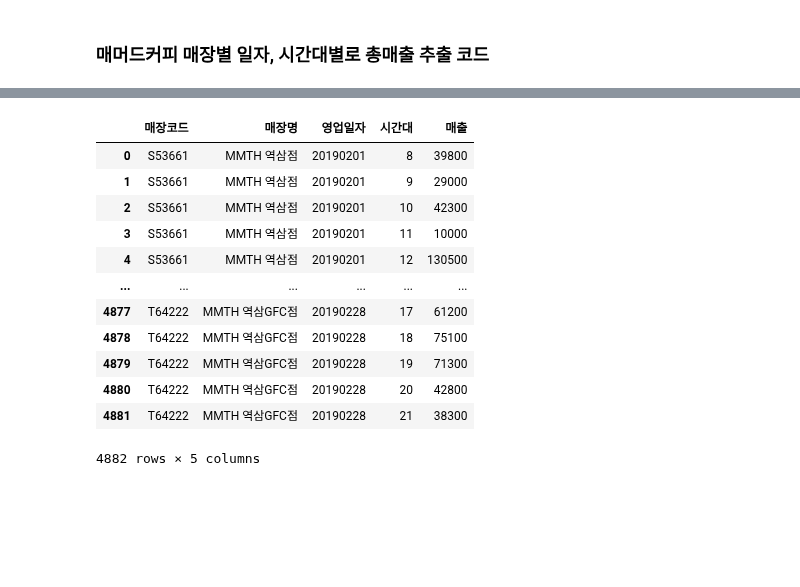
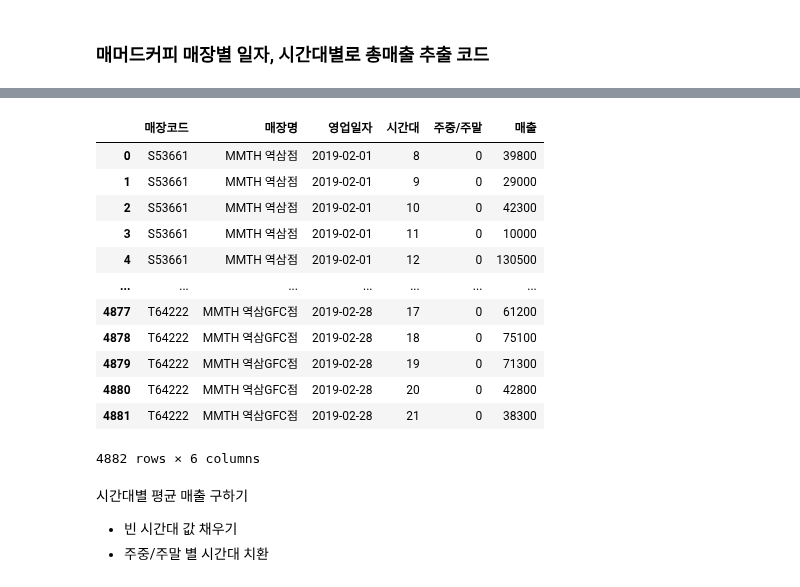
Before and after one commit to POSdata-Sales-Prediction/Store-operation-consulting, a Jupyter notebook: Data Preprocessing/sub2/mammothCoffee_sale.ipynb, the cells around one changed output, grey strips where cells are left out. Drawn from its saved outputs; the diff is of its cells as text; code cells hidden in the pictures; blank space fills up the shorter version.

Commit message:
[22.06.24] 시간대별 평균 매출 추출 코드 추가_SY

```diff
--- a/Data Preprocessing/sub2/mammothCoffee_sale.ipynb
+++ b/Data Preprocessing/sub2/mammothCoffee_sale.ipynb
@@ -2,4 +2,5 @@
 ### 매머드커피 매장별 일자, 시간대별로 총매출 추출 코드
 # %%
 import pandas as pd
-mamm = pd.read_csv("../../../resources/extractedData/매머드_거래데이터.csv", encoding="utf8")
+# mamm = pd.read_csv("../../../resources/extractedData/매머드_거래데이터.csv", encoding="utf8")
+mamm = pd.read_csv("../../../resources/extractedData/매머드_거래데이터_주말 추가.csv", encoding="utf8")
@@ -6,13 +23,13 @@ mamm = pd.read_csv("../../../resources/extractedData/매머드_거래데이터.c
 # %%
 # column : 매장코드, 매장명, 영업일자, (결제일시->)시간대, 매출
-df = mamm[["매장코드", "매장명", "영업일자", "결제일시", "총판매금액"]]
+mamm_date = mamm[["매장코드", "매장명", "영업일자", "결제일시", "주중/주말", "총판매금액"]]
 # %%
 # 결제일시 datetime으로 포매팅
-df["결제일시"] = df["결제일시"].astype("str")
-df["결제일시"] = pd.to_datetime(df["결제일시"])
+mamm_date["결제일시"] = mamm_date["결제일시"].astype("str")
+mamm_date["결제일시"] = pd.to_datetime(mamm_date["결제일시"])
 
 # 시간대 추출
-df["시간대"] = df["결제일시"].dt.hour
+mamm_date["시간대"] = mamm_date["결제일시"].dt.hour
 # %% [output]
 A value is trying to be set on a copy of a slice from a DataFrame.
 Try using .loc[row_indexer,col_indexer] = value instead
@@ -48,19 +65,23 @@ df
 # %%
 # 매장별 시간대별 매출
-df_sum = pd.DataFrame({"매출" : df.groupby(["매장코드", "매장명", "영업일자", "시간대"])['총판매금액'].sum()}).reset_index()
-df_sum.to_csv("../../../resources/processedData/매머드_매장별 시간대별 매출.csv", index=False , encoding="utf8")
-df_sum
+mamm_sum = pd.DataFrame({"매출" : mamm_date.groupby(["매장코드", "매장명", "영업일자", "시간대", "주중/주말"])['총판매금액'].sum()}).reset_index()
+mamm_sum.to_csv("../../../resources/processedData/매머드_매장별 시간대별 매출_주말 추가.csv", index=False , encoding="utf8")
+mamm_sum
 # %% [output]
-|  | 매장코드 | 매장명 | 영업일자 | 시간대 | 매출 |
-| 0 | S53661 | MMTH 역삼점 | 20190201 | 8 | 39800 |
-| 1 | S53661 | MMTH 역삼점 | 20190201 | 9 | 29000 |
-| 2 | S53661 | MMTH 역삼점 | 20190201 | 10 | 42300 |
-| 3 | S53661 | MMTH 역삼점 | 20190201 | 11 | 10000 |
-| 4 | S53661 | MMTH 역삼점 | 20190201 | 12 | 130500 |
-| ... | ... | ... | ... | ... | ... |
-| 4877 | T64222 | MMTH 역삼GFC점 | 20190228 | 17 | 61200 |
-| 4878 | T64222 | MMTH 역삼GFC점 | 20190228 | 18 | 75100 |
-| 4879 | T64222 | MMTH 역삼GFC점 | 20190228 | 19 | 71300 |
-| 4880 | T64222 | MMTH 역삼GFC점 | 20190228 | 20 | 42800 |
-| 4881 | T64222 | MMTH 역삼GFC점 | 20190228 | 21 | 38300 |
+|  | 매장코드 | 매장명 | 영업일자 | 시간대 | 주중/주말 | 매출 |
+| 0 | S53661 | MMTH 역삼점 | 2019-02-01 | 8 | 0 | 39800 |
+| 1 | S53661 | MMTH 역삼점 | 2019-02-01 | 9 | 0 | 29000 |
+| 2 | S53661 | MMTH 역삼점 | 2019-02-01 | 10 | 0 | 42300 |
+| 3 | S53661 | MMTH 역삼점 | 2019-02-01 | 11 | 0 | 10000 |
+| 4 | S53661 | MMTH 역삼점 | 2019-02-01 | 12 | 0 | 130500 |
+| ... | ... | ... | ... | ... | ... | ... |
+| 4877 | T64222 | MMTH 역삼GFC점 | 2019-02-28 | 17 | 0 | 61200 |
+| 4878 | T64222 | MMTH 역삼GFC점 | 2019-02-28 | 18 | 0 | 75100 |
+| 4879 | T64222 | MMTH 역삼GFC점 | 2019-02-28 | 19 | 0 | 71300 |
+| 4880 | T64222 | MMTH 역삼GFC점 | 2019-02-28 | 20 | 0 | 42800 |
+| 4881 | T64222 | MMTH 역삼GFC점 | 2019-02-28 | 21 | 0 | 38300 |
-4882 rows × 5 columns
+4882 rows × 6 columns
+# %% [markdown]
+시간대별 평균 매출 구하기
+- 빈 시간대 값 채우기
+- 주중/주말 별 시간대 치환
```
Also changed, not shown: parts of 10 cells of this notebook.
